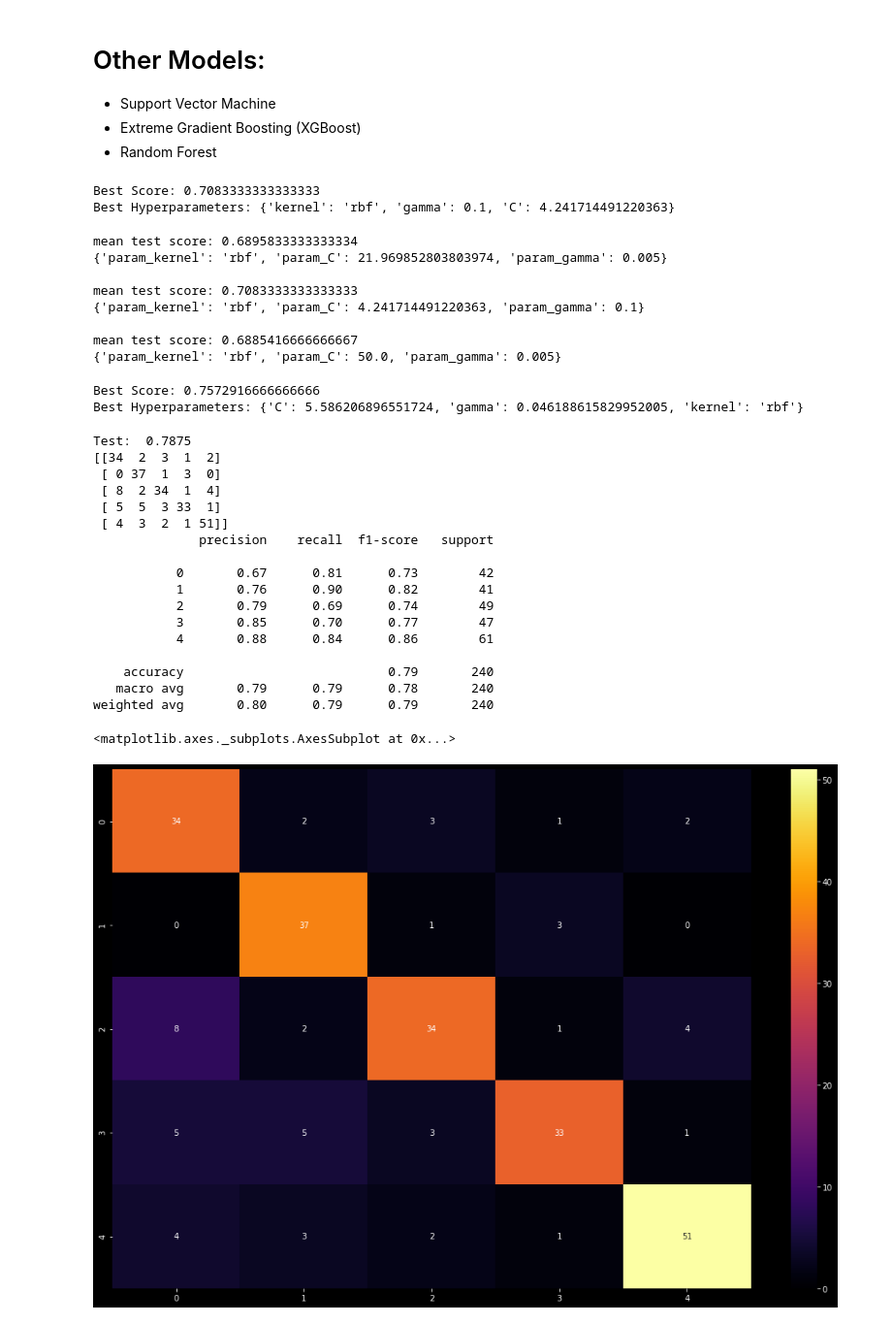
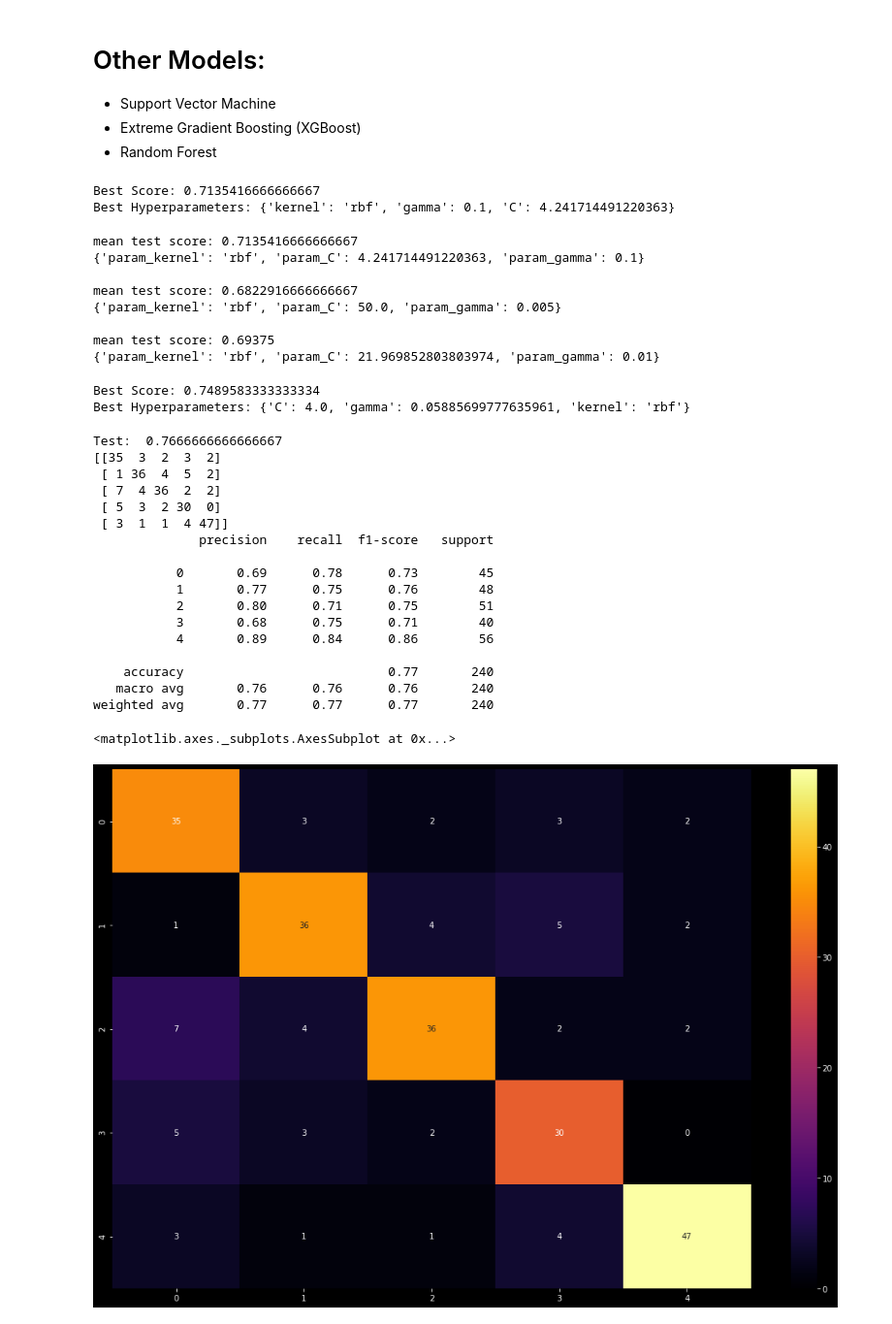
Before and after one commit to pietromarini00/30412-Classification-with-LogisticRegression, a Jupyter notebook: Pipeline.ipynb, the cells around one changed output. Shown: that part at 97% size. Saved outputs shown, nothing was run; the diff lists cells and outputs as text; code cells hidden in the pictures.

```diff
--- a/Pipeline.ipynb
+++ b/Pipeline.ipynb
@@ -163,7 +165,7 @@ The Graph above Plots the Explained Variance as a function of the number of comp
 # %% [markdown]
 If we wanted a fixed Cumulative Explained Variance, say 0.95 or 0.99, we could find the number of components even by running manually PCA with Singular Value Decomposition
 # %%
-features = StandardScaler().fit_transform(features)
+features_scaled = StandardScaler().fit_transform(features)
 
 svd = np.linalg.svd
 def get_number_of_components(X,explainatory_power):
@@ -172,7 +174,7 @@ def get_number_of_components(X,explainatory_power):
     S_nn = np.cumsum(s)/sum(s)
     return np.sum(S_nn <= explainatory_power)
 
-n_comp = get_number_of_components(features,0.99)
+n_comp = get_number_of_components(features_scaled,0.99)
 n_comp
 # %% [output]
 28
@@ -238,7 +240,7 @@ From the Plots above we can see that:
 As a result PCA does not have negative effect on predictions, the Accuracy with 29 or 35 components is exactly the same, but since the size of the dataset is reduced, the training and the optimization time is cut by a slight amount that however becomes significant when running a full gird-search, even though the reduction only compresses 35 dimensions into 20 not to lose classification signal.
 # %%
 pca = PCA(n_components = 28)
-X_new = pca.fit_transform(features)
+X_new = pca.fit_transform(features_scaled)
 # %% [markdown]
 # Model and Hyperparameter Selection
 # %% [markdown]
@@ -326,5 +328,5 @@ Best Hyperparameters: {'C': 0.9102981779915218, 'class_weight': 'balanced', 'fit
 # %%
-model = LogisticRegression(fit_intercept=True, multi_class='ovr', solver = 'liblinear', C=0.9102981779915218
-                           ,penalty='l1', class_weight='balanced')
-model.fit(X_new, labels)
+LRmodel = LogisticRegression(fit_intercept=True, multi_class='ovr', solver = 'liblinear', C=1.325711365590108
+                           ,penalty='l2', class_weight='balanced')
+LRmodel.fit(X_new, labels)
 # %% [output]
@@ -421,64 +424,66 @@ result = search.fit(X_new, labels)
 print('Best Score: %s' % result.best_score_)
 print('Best Hyperparameters: %s' % result.best_params_)
 # %% [output]
-Best Score: 0.7083333333333333
+Best Score: 0.7135416666666667
 Best Hyperparameters: {'kernel': 'rbf', 'gamma': 0.1, 'C': 4.241714491220363}
 # %%
 print_top_x(result,3)
 # %% [output]
-mean test score: 0.6895833333333334
-{'param_kernel': 'rbf', 'param_C': 21.969852803803974, 'param_gamma': 0.005}
-
-mean test score: 0.7083333333333333
+mean test score: 0.7135416666666667
 {'param_kernel': 'rbf', 'param_C': 4.241714491220363, 'param_gamma': 0.1}
 
-mean test score: 0.6885416666666667
+mean test score: 0.6822916666666667
 {'param_kernel': 'rbf', 'param_C': 50.0, 'param_gamma': 0.005}
+
+mean test score: 0.69375
+{'param_kernel': 'rbf', 'param_C': 21.969852803803974, 'param_gamma': 0.01}
 # %%
 scorer = make_scorer(accuracy_score, greater_is_better=True)
+
 clf = GridSearchCV(SVC(), {
     'kernel': ['rbf'],
     'C': np.linspace(4,50,num=30),
-    #'epsilon': [1e-4, 1e-3, 1e-2],
-    'gamma': 7.5*np.logspace(-2,-3,num=20)
-}, cv=5, return_train_score=False, scoring=scorer)
+    'gamma': 7.5*np.logspace(-2,-3,num=20)},
+     cv=5, return_train_score=False, scoring=scorer)
 
 result = clf.fit(X_new, labels)
+
 print('Best Score: %s' % result.best_score_)
 print('Best Hyperparameters: %s' % result.best_params_)
 # %% [output]
-Best Score: 0.7572916666666666
-Best Hyperparameters: {'C': 5.586206896551724, 'gamma': 0.046188615829952005, 'kernel': 'rbf'}
+Best Score: 0.7489583333333334
+Best Hyperparameters: {'C': 4.0, 'gamma': 0.05885699777635961, 'kernel': 'rbf'}
 # %%
-model = SVC(kernel='rbf', gamma=0.046188615829952005, C = 5.586206896551724)
-model.fit(X_new, labels)
-pipe = Pipeline(steps=[('pca', pca), ('clf', model)])
-pred = pipe.predict(StandardScaler().fit_transform(X_test))
+modelSVC = SVC(kernel='rbf', gamma=0.05885699777635961, C = 4.0)
+modelSVC.fit(X_new, labels)
+
+pipeSVC = Pipeline(steps=[('pca', pca), ('clf', modelSVC)])
+pred = pipeSVC.predict(StandardScaler().fit_transform(X_test))
 
 print("Test: ", (accuracy_score(y_test,pred)))
 print(confusion_matrix(y_test,pred))
 print(classification_report(y_test,pred))
 sns.heatmap(confusion_matrix(y_test,pred), annot=True,cmap='inferno')
 # %% [output]
-Test:  0.7875
-[[34  2  3  1  2]
- [ 0 37  1  3  0]
- [ 8  2 34  1  4]
- [ 5  5  3 33  1]
- [ 4  3  2  1 51]]
+Test:  0.7666666666666667
+[[35  3  2  3  2]
+ [ 1 36  4  5  2]
+ [ 7  4 36  2  2]
+ [ 5  3  2 30  0]
+ [ 3  1  1  4 47]]
               precision    recall  f1-score   support
 
-           0       0.67      0.81      0.73        42
-           1       0.76      0.90      0.82        41
-           2       0.79      0.69      0.74        49
-           3       0.85      0.70      0.77        47
-           4       0.88      0.84      0.86        61
+           0       0.69      0.78      0.73        45
+           1       0.77      0.75      0.76        48
+           2       0.80      0.71      0.75        51
+           3       0.68      0.75      0.71        40
+           4       0.89      0.84      0.86        56
 
-    accuracy                           0.79       240
-   macro avg       0.79      0.79      0.78       240
-weighted avg       0.80      0.79      0.79       240
+    accuracy                           0.77       240
+   macro avg       0.76      0.76      0.76       240
+weighted avg       0.77      0.77      0.77       240
 <matplotlib.axes._subplots.AxesSubplot at 0x...>
-[figure, old version]
+[figure, new version]
 # %%
 model = XGBClassifier()
 cv = KFold(n_splits=5, random_state=1, shuffle=True)
```
Also changed, not shown: parts of 23 cells of this notebook.
